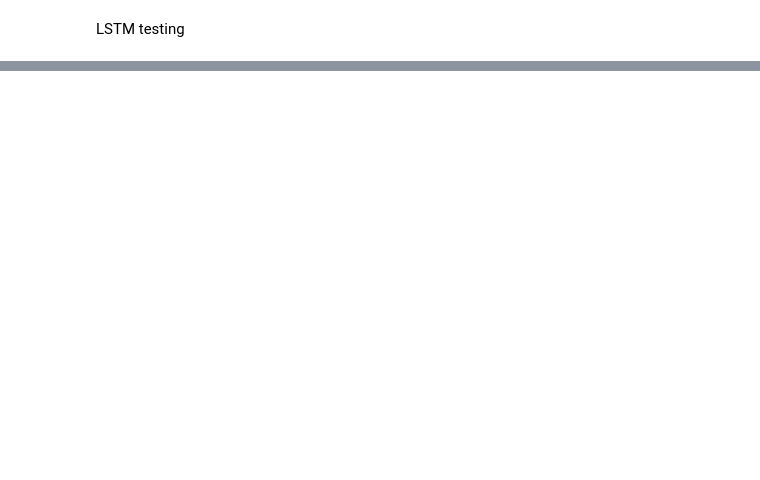
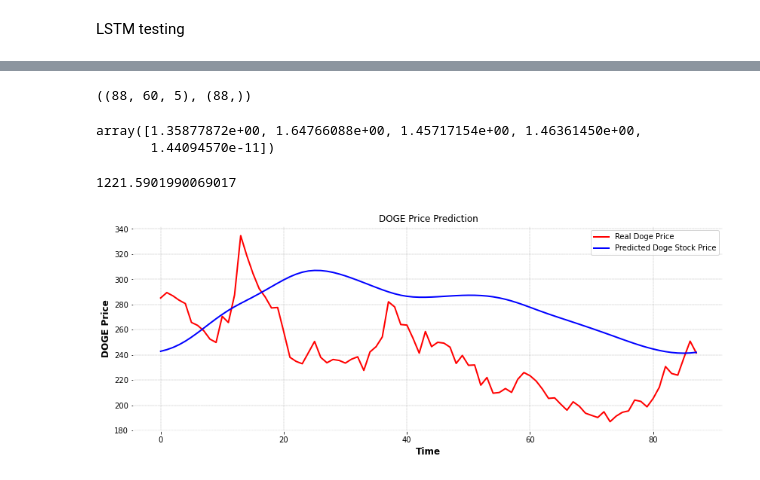
Before and after one commit to MohammedAlghazi17/Memecoin-Finalyear-Project, a Jupyter notebook: Data-Analysis-code.ipynb, the cells around one changed output, grey strips where cells are left out. Drawn from its saved outputs; the diff is of its cells as text; code cells hidden in the pictures; blank space fills up the shorter version.

```diff
--- a/Data-Analysis-code.ipynb
+++ b/Data-Analysis-code.ipynb
@@ -642,0 +839,39 @@ date_time = pd.to_datetime(df.pop('Tweet'), format='%d.%m.%Y %H:%M:%S')
+# %%
+X_test = []
+y_test = []
+
+for i in range(60, inputs.shape[0]):
+    X_test.append(inputs[i-60:i])
+    y_test.append(inputs[i, 0])
+
+X_test, y_test = np.array(X_test), np.array(y_test)
+X_test.shape, y_test.shape
+# %% [output]
+((88, 60, 5), (88,))
+# %%
+y_pred = regressor.predict(X_test)
+# %%
+scaler.scale_
+# %% [output]
+array([1.35877872e+00, 1.64766088e+00, 1.45717154e+00, 1.46361450e+00,
+       1.44094570e-11])
+# %%
+scale = 1/8.18605127e-04
+scale
+# %% [output]
+1221.5901990069017
+# %%
+y_pred = y_pred*scale
+y_test = y_test*scale
+# %%
+# Visualising the results
+plt.figure(figsize=(14,5))
+plt.plot(y_test, color = 'red', label = 'Real Doge Price')
+plt.plot(y_pred, color = 'blue', label = 'Predicted Doge Stock Price')
+plt.title('DOGE Price Prediction')
+plt.xlabel('Time')
+plt.ylabel('DOGE Price')
+plt.legend()
+plt.show()
+# %% [output]
+[figure, added]
```
Also changed, not shown: parts of 38 cells of this notebook, 3 other files.
